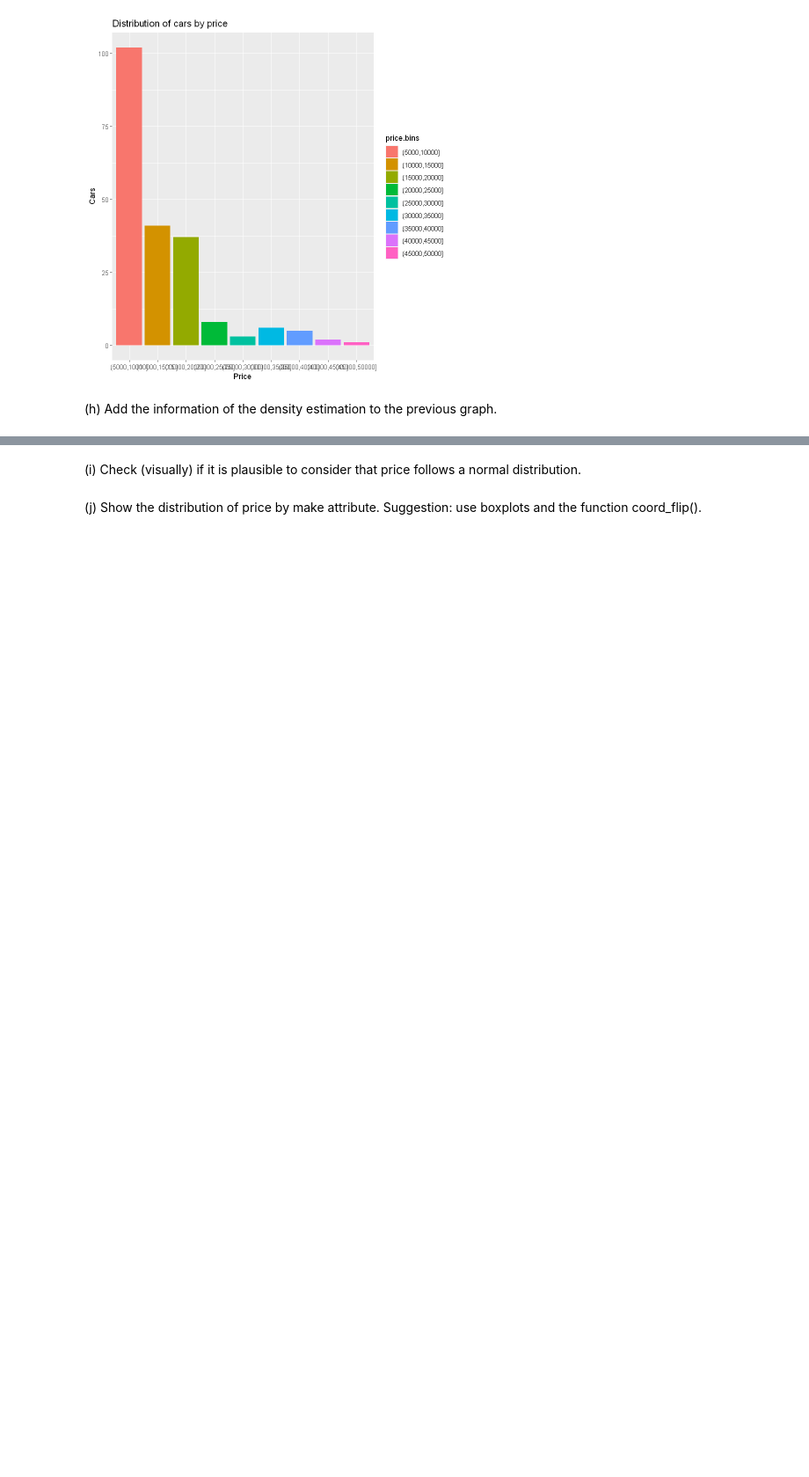
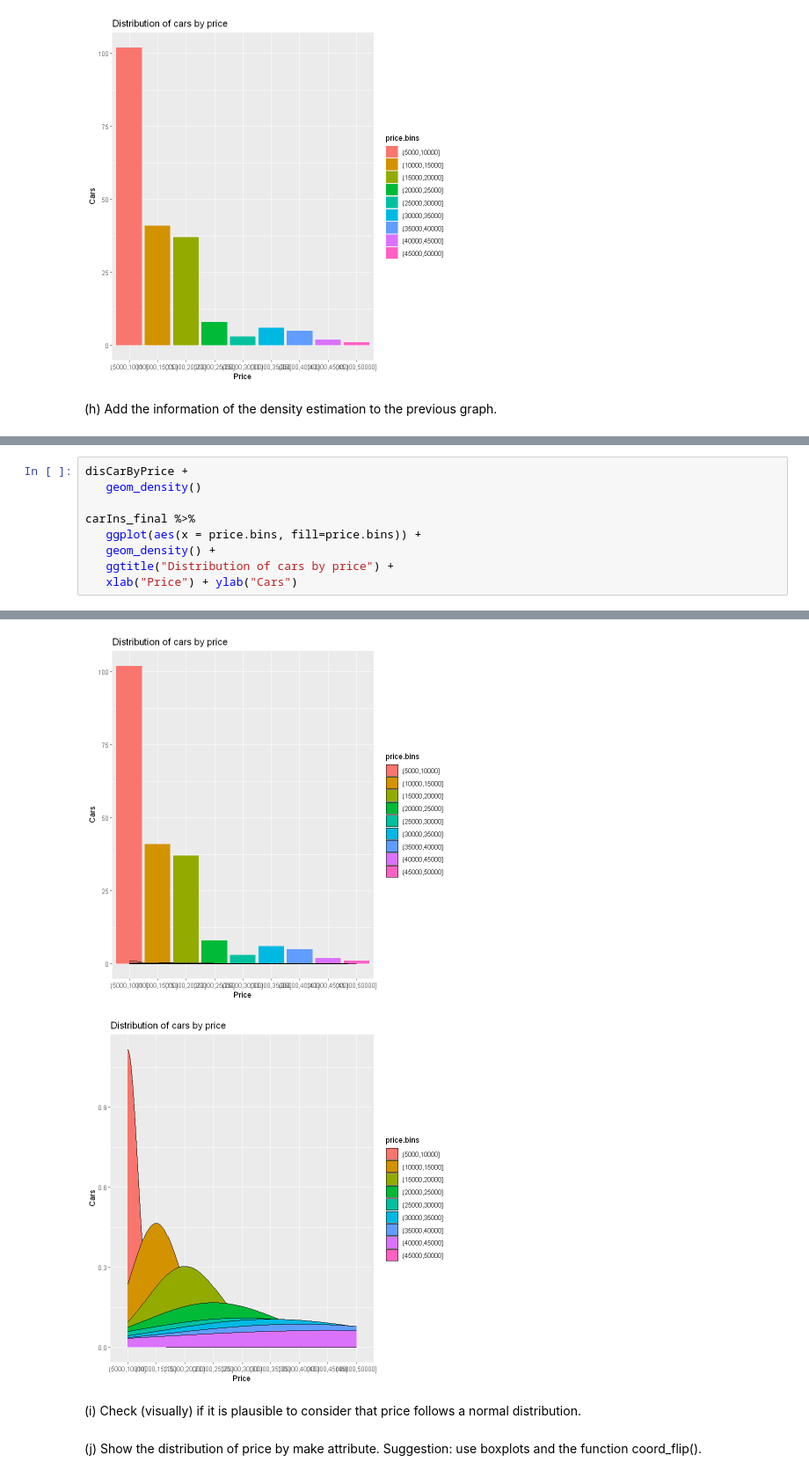
Before and after one commit to JHyel2015/handson_2023A, a Jupyter notebook: notebooks/03_DataExplor.ipynb, the cells around one changed output, grey strips where cells are left out. Shown: that part at 88% size. Drawn from its saved outputs; the diff is of its cells as text; blank space fills up the shorter version.

```diff
--- a/notebooks/03_DataExplor.ipynb
+++ b/notebooks/03_DataExplor.ipynb
@@ -135,0 +139,10 @@ Warning message in max(ids, na.rm = TRUE):
+# %%
+disCarByPrice +
+   geom_density()
+
+carIns_final %>%
+   ggplot(aes(x = price.bins, fill=price.bins)) +
+   geom_density() +
+   ggtitle("Distribution of cars by price") +
+   xlab("Price") + ylab("Cars")
+# %% [output]
@@ -136,3 +157,5 @@ Warning message in max(ids, na.rm = TRUE):
+[figure, added]
+[figure, added]
 # %% [markdown]
 (i) Check (visually) if it is plausible to consider that price follows a normal distribution.
 # %% [markdown]
```
Also changed, not shown: parts of 3 cells of this notebook, 2 other files.
